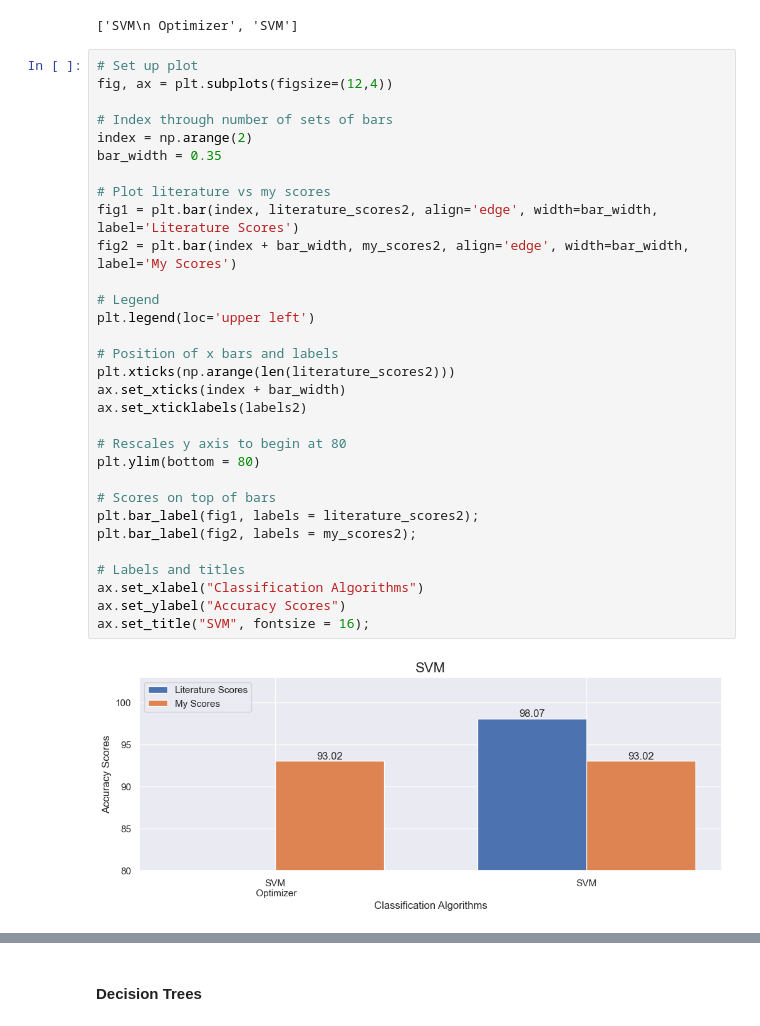
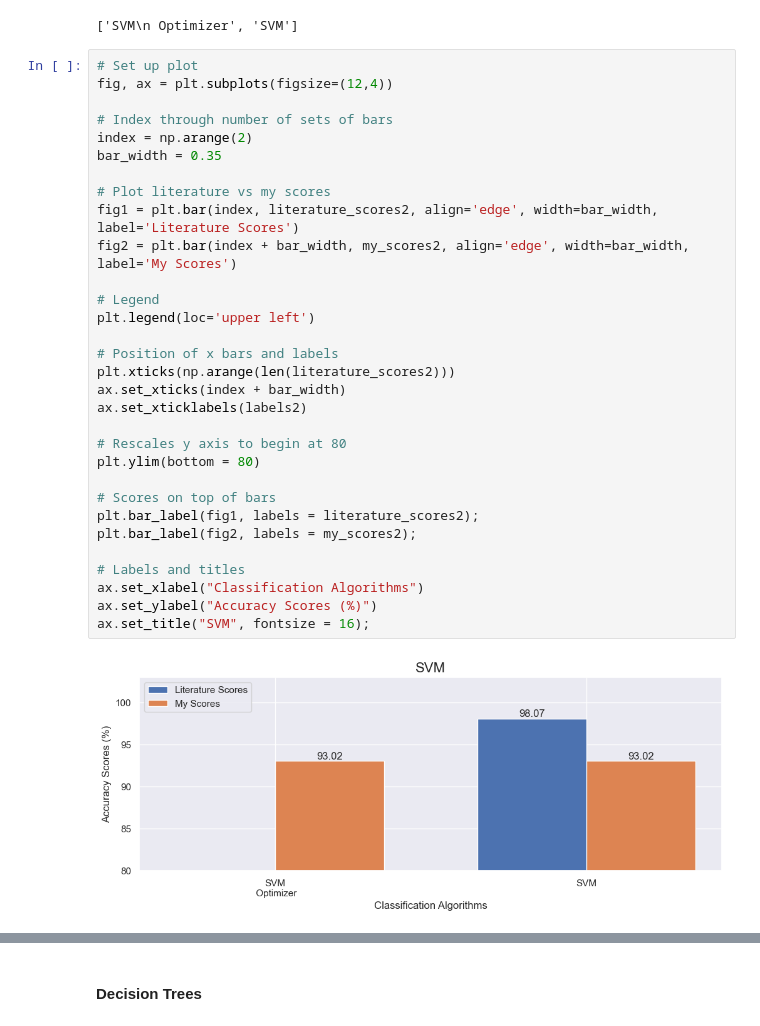
Before and after one commit to ShaneOG2/ProgrammingForDAp2, a Jupyter notebook: Analysis.ipynb, the cells around one changed output, grey strips where cells are left out. Drawn from its saved outputs; the diff is of its cells as text.

```diff
--- a/Analysis.ipynb
+++ b/Analysis.ipynb
@@ -1598,32 +1608,32 @@ labels2
 # Set up plot
 fig, ax = plt.subplots(figsize=(12,4))
 
 # Index through number of sets of bars
 index = np.arange(2)
 bar_width = 0.35
 
 # Plot literature vs my scores
 fig1 = plt.bar(index, literature_scores2, align='edge', width=bar_width, label='Literature Scores')
 fig2 = plt.bar(index + bar_width, my_scores2, align='edge', width=bar_width, label='My Scores')
 
 # Legend
 plt.legend(loc='upper left')
 
 # Position of x bars and labels
 plt.xticks(np.arange(len(literature_scores2)))
 ax.set_xticks(index + bar_width)
 ax.set_xticklabels(labels2)
 
 # Rescales y axis to begin at 80
 plt.ylim(bottom = 80)
 
 # Scores on top of bars
 plt.bar_label(fig1, labels = literature_scores2);
 plt.bar_label(fig2, labels = my_scores2);
 
 # Labels and titles
 ax.set_xlabel("Classification Algorithms")
-ax.set_ylabel("Accuracy Scores")
+ax.set_ylabel("Accuracy Scores (%)")
 ax.set_title("SVM", fontsize = 16);
 # %% [output]
-[figure, old version]
+[figure, new version]
```
Also changed, not shown: parts of 19 cells of this notebook, 1 other file.
